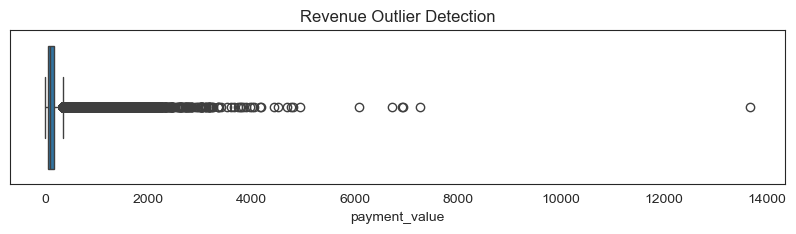
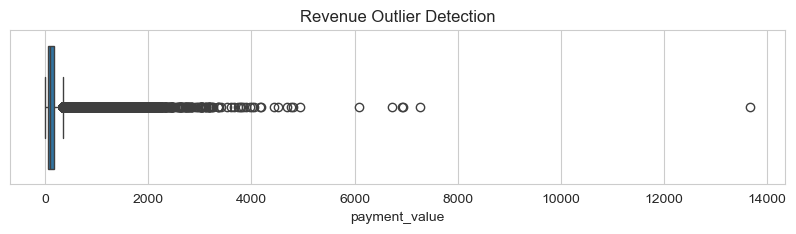
The notebook cell's code change between the first figure and the second:
--- before
+++ after
@@ -2,3 +2,4 @@
 sns.boxplot( x=sales_df["payment_value"])
 plt.title( "Revenue Outlier Detection")
+plt.savefig('../report/revenue_outlier_detection.png', dpi=300, bbox_inches='tight')
 plt.show()

Commit: update